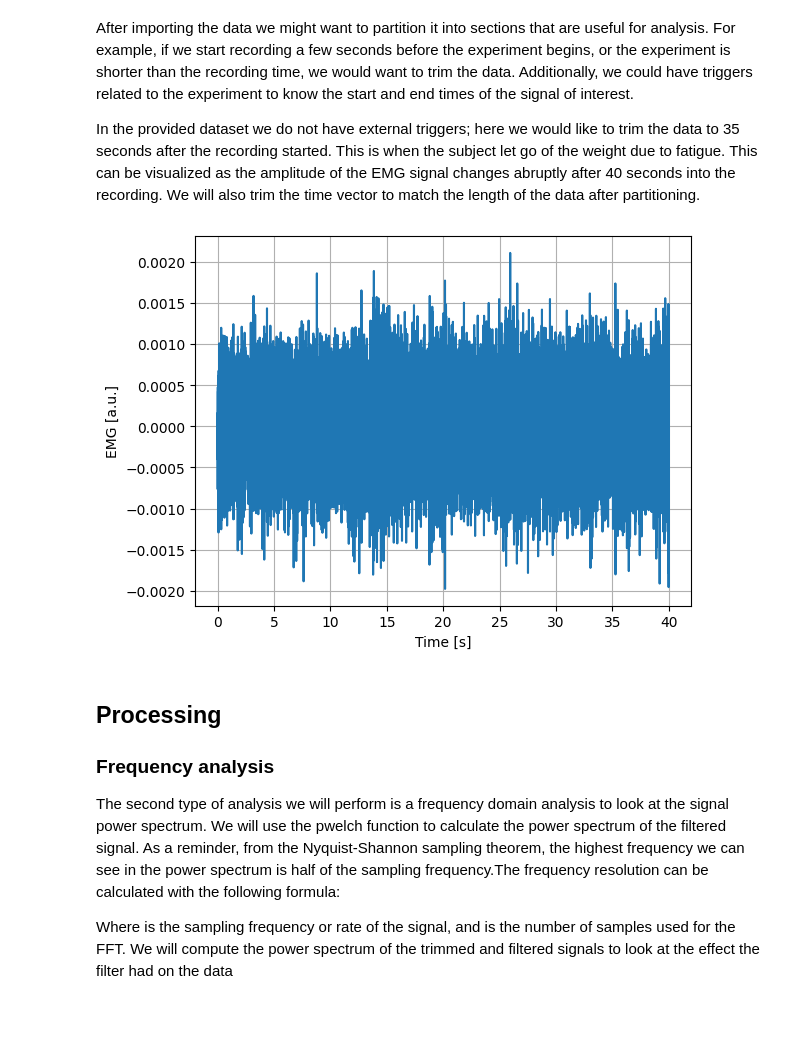
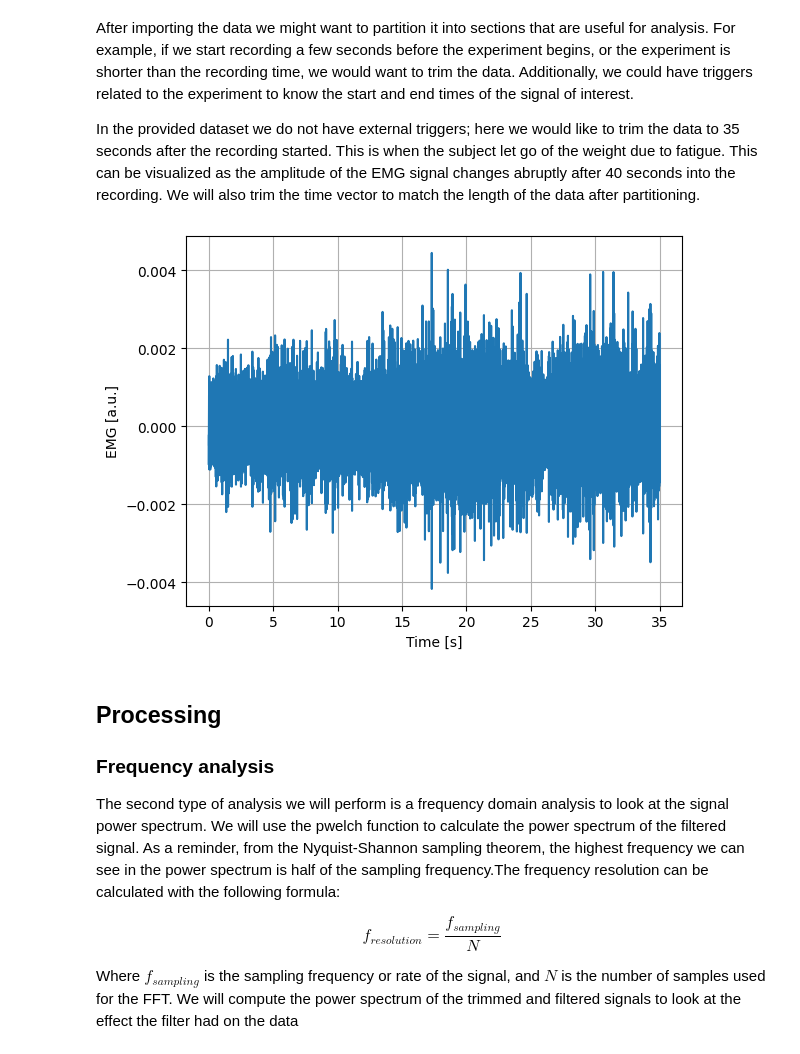
Before and after one commit to danielcomaduran/BMEN663, a Jupyter notebook: python-emg/emg-notebook.ipynb, the cells around one changed output. Drawn from its saved outputs; the diff is of its cells as text; code cells hidden in the pictures; blank space fills up the shorter version.

```diff
--- a/python-emg/emg-notebook.ipynb
+++ b/python-emg/emg-notebook.ipynb
@@ -95,24 +95,26 @@ After importing the data we might want to partition it into sections that are us
 In the provided dataset we do not have external triggers; here we would like to trim the data to 35 seconds after the recording started. This is when the subject let go of the weight due to fatigue. This can be visualized as the amplitude of the EMG signal changes abruptly after 40 seconds into the recording. We will also trim the time vector to match the length of the data after partitioning.
 # %%
 ## Settings
-trim_time = 40  # Time to trim from the beginning and end of the signal [s]
+trim_time = 35  # Time to trim from the beginning and end of the signal [s]
 
 # Trim the signal
 trimmed_time = time[0:trim_time*srate]
 trimmed_emg = filtered_emg[0:trim_time*srate]
 
 # Plot the trimmed data
 plt.figure()
 plt.plot(trimmed_time, trimmed_emg)
 plt.xlabel("Time [s]")
 plt.ylabel("EMG [a.u.]")
 plt.grid(True)
 # %% [output]
-[figure, old version]
+[figure, new version]
 # %% [markdown]
 ## Processing
 
 ### Frequency analysis
 The second type of analysis we will perform is a frequency domain analysis to look at the signal power spectrum. We will use the pwelch function to calculate the power spectrum of the filtered signal. As a reminder, from the Nyquist-Shannon sampling theorem, the highest frequency we can see in the power spectrum is half of the sampling frequency.The frequency resolution can be calculated with the following formula:
 
-Where  is the sampling frequency or rate of the signal, and  is the number of samples used for the FFT. We will compute the power spectrum of the trimmed and filtered signals to look at the effect the filter had on the data
+$$ f_{resolution} = \frac{f_{sampling}}{N} $$
+
+Where $f_{sampling}$ is the sampling frequency or rate of the signal, and $N$ is the number of samples used for the FFT. We will compute the power spectrum of the trimmed and filtered signals to look at the effect the filter had on the data
```
Also changed, not shown: parts of 11 cells of this notebook, 1 other file.
